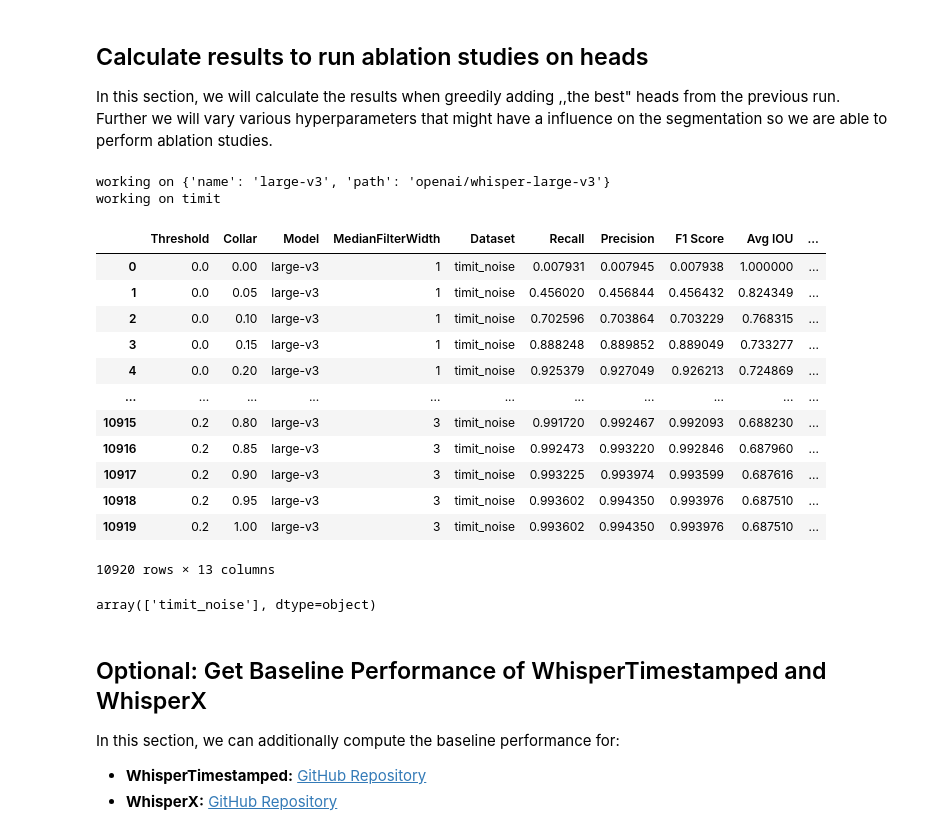
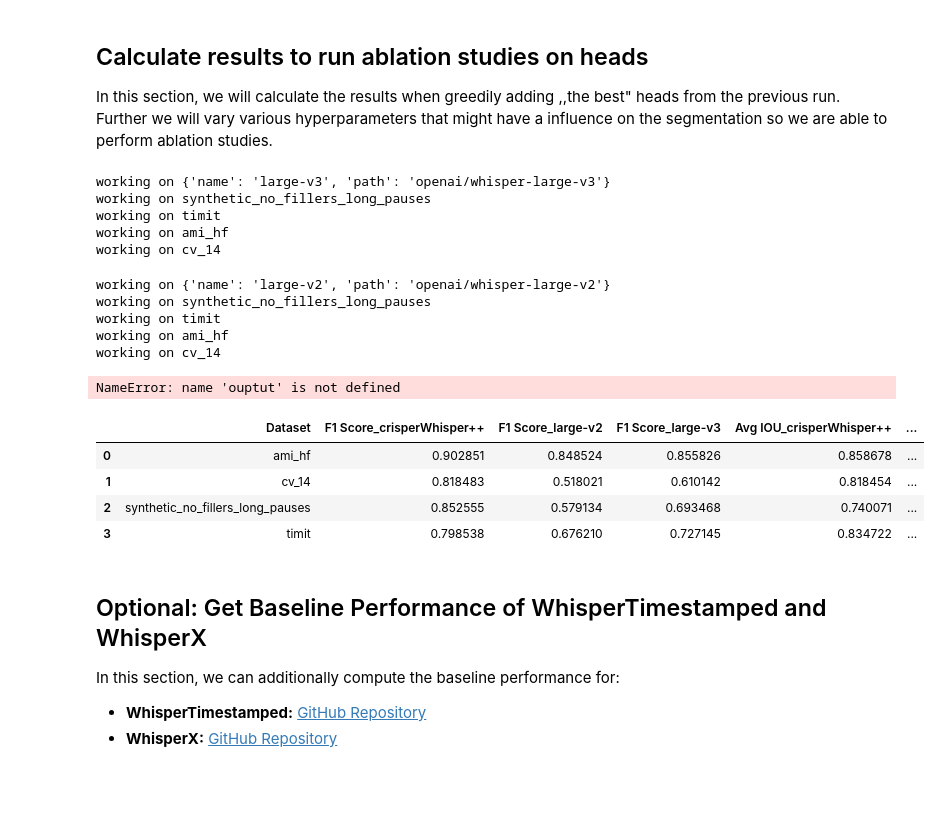
Before and after one commit to nyrahealth/CrisperWhisper, a Jupyter notebook: run_experiments/Segmentation_experiments.ipynb, the cells around one changed output. Cells and saved outputs as stored; diff of their text form; code cells hidden in the pictures; blank space fills up the shorter version.

Commit message:
final changes and results

```diff
--- a/run_experiments/Segmentation_experiments.ipynb
+++ b/run_experiments/Segmentation_experiments.ipynb
@@ -104,7 +104,7 @@ experiment_config = {
     "head_selection_collar": .1,
     "head_selection_num_samples": 100,
     "experiment_num_samples": 500,
-    "test_datasets": ["timit", "ami_hf", "cv_14", "synthetic_no_fillers_long_pauses"],
+    "test_datasets": ["synthetic_no_fillers_long_pauses","timit", "ami_hf", "cv_14"],
     "device": "cuda:0",
     "median_filter_widths": [1,3,5,7,9],
     "num_heads": list(range(1,15)),
@@ -140,7 +140,9 @@ for model_config in experiment_config['models']:
                                     experiment_config['head_selection_dataset'],
                                     label['audio']) for label in labels]
         try:
-            predictions = process_audio_files(audio_paths, asr_pipeline)
+            predictions, success_ids = process_audio_files(audio_paths, asr_pipeline)
+            ground_truth_transcripts_and_timestamps = [ground_truth_transcripts_and_timesamps[i] for i in success_ids]
+
 
             predicted_transcripts_and_timestamps = [
                 (
@@ -151,7 +153,6 @@ for model_config in experiment_config['models']:
             ]
 
             new_predictions = adjust_pauses(predicted_transcripts_and_timestamps)
-
             seg_metrics, _ = batch_evaluate_segmentation(
                 ground_truth_transcripts_and_timestamps,
                 new_predictions,
@@ -211,7 +212,10 @@ for model_config in tqdm.tqdm(experiment_config['models']):
                     if add_noise:
                         audio_paths = [add_gaussian_noise_to_audio(path, random.randint(1,8)) for path in audio_paths]
 
-                    predictions = process_audio_files(audio_paths, asr_pipeline)
+
+                    predictions, success_ids = process_audio_files(audio_paths, asr_pipeline)
+                    ground_truth_transcripts_and_timestamps = [ground_truth_transcripts_and_timestamps[i] for i in success_ids]
+
 
                     predicted_transcripts_and_timestamps = [
                         (
@@ -241,12 +245,21 @@ for model_config in tqdm.tqdm(experiment_config['models']):
                                 'F1 Score': seg_metrics.f1_score,
                                 'Avg IOU': seg_metrics.avg_iou,
                                 'num_heads': num_heads,
-                                'predictions' : new_predictions,
-                                'gts': ground_truth_transcripts_and_timestamps,
                                 'metrics': seg_metrics_list
                             })
+
+with open(os.path.join(experiment_config['output_path'], 'full_ablations.pickle'), 'wb') as f:
+    pickle.dump(output, f)
 # %% [output]
 working on {'name': 'large-v3', 'path': 'openai/whisper-large-v3'}
+working on synthetic_no_fillers_long_pauses
 working on timit
+working on ami_hf
+working on cv_14
+working on {'name': 'large-v2', 'path': 'openai/whisper-large-v2'}
+working on synthetic_no_fillers_long_pauses
+working on timit
+working on ami_hf
+working on cv_14
 # %%
 df = pd.DataFrame(output)
@@ -253,23 +269,32 @@ df = pd.DataFrame(output)
+# %%
+for element in ouptut:
+    del element['metrics']
+# %% [output]
+NameError: name 'ouptut' is not defined
 # %%
 df
+# Filter dataframe for Collar == 0.10
+filtered_df = df[df["Collar"] == 0.10]
+
+# Group by Model and Dataset, then find the maximum F1 Score and corresponding Avg IOU
+result_df = filtered_df.groupby(["Model", "Dataset"]).apply(
+    lambda x: x.loc[x["F1 Score"].idxmax(), ["F1 Score", "Avg IOU"]]
+).reset_index()
+
+
+pivoted_df = result_df.pivot(index='Dataset', columns='Model', values=['F1 Score', 'Avg IOU'])
+
+# Flatten the MultiIndex columns
+pivoted_df.columns = ['_'.join(col).strip() for col in pivoted_df.columns.values]
+pivoted_df.reset_index(inplace=True)
+
+pivoted_df
 # %% [output]
-|  | Threshold | Collar | Model | MedianFilterWidth | Dataset | Recall | Precision | F1 Score | Avg IOU | ... |
-| 0 | 0.0 | 0.00 | large-v3 | 1 | timit_noise | 0.007931 | 0.007945 | 0.007938 | 1.000000 | ... |
-| 1 | 0.0 | 0.05 | large-v3 | 1 | timit_noise | 0.456020 | 0.456844 | 0.456432 | 0.824349 | ... |
-| 2 | 0.0 | 0.10 | large-v3 | 1 | timit_noise | 0.702596 | 0.703864 | 0.703229 | 0.768315 | ... |
-| 3 | 0.0 | 0.15 | large-v3 | 1 | timit_noise | 0.888248 | 0.889852 | 0.889049 | 0.733277 | ... |
-| 4 | 0.0 | 0.20 | large-v3 | 1 | timit_noise | 0.925379 | 0.927049 | 0.926213 | 0.724869 | ... |
-| ... | ... | ... | ... | ... | ... | ... | ... | ... | ... | ... |
-| 10915 | 0.2 | 0.80 | large-v3 | 3 | timit_noise | 0.991720 | 0.992467 | 0.992093 | 0.688230 | ... |
-| 10916 | 0.2 | 0.85 | large-v3 | 3 | timit_noise | 0.992473 | 0.993220 | 0.992846 | 0.687960 | ... |
-| 10917 | 0.2 | 0.90 | large-v3 | 3 | timit_noise | 0.993225 | 0.993974 | 0.993599 | 0.687616 | ... |
-| 10918 | 0.2 | 0.95 | large-v3 | 3 | timit_noise | 0.993602 | 0.994350 | 0.993976 | 0.687510 | ... |
-| 10919 | 0.2 | 1.00 | large-v3 | 3 | timit_noise | 0.993602 | 0.994350 | 0.993976 | 0.687510 | ... |
+|  | Dataset | F1 Score_crisperWhisper++ | F1 Score_large-v2 | F1 Score_large-v3 | Avg IOU_crisperWhisper++ | ... |
+| 0 | ami_hf | 0.902851 | 0.848524 | 0.855826 | 0.858678 | ... |
+| 1 | cv_14 | 0.818483 | 0.518021 | 0.610142 | 0.818454 | ... |
+| 2 | synthetic_no_fillers_long_pauses | 0.852555 | 0.579134 | 0.693468 | 0.740071 | ... |
+| 3 | timit | 0.798538 | 0.676210 | 0.727145 | 0.834722 | ... |
-10920 rows × 13 columns
-# %%
-df['Dataset'].unique()
-# %% [output]
-array(['timit_noise'], dtype=object)
 # %%
 with open(os.path.join(experiment_config['output_path'], 'full_ablations.pickle'), 'wb') as f:
     pickle.dump(output, f)
```
Also changed, not shown: parts of 15 cells of this notebook, 24 other files.
